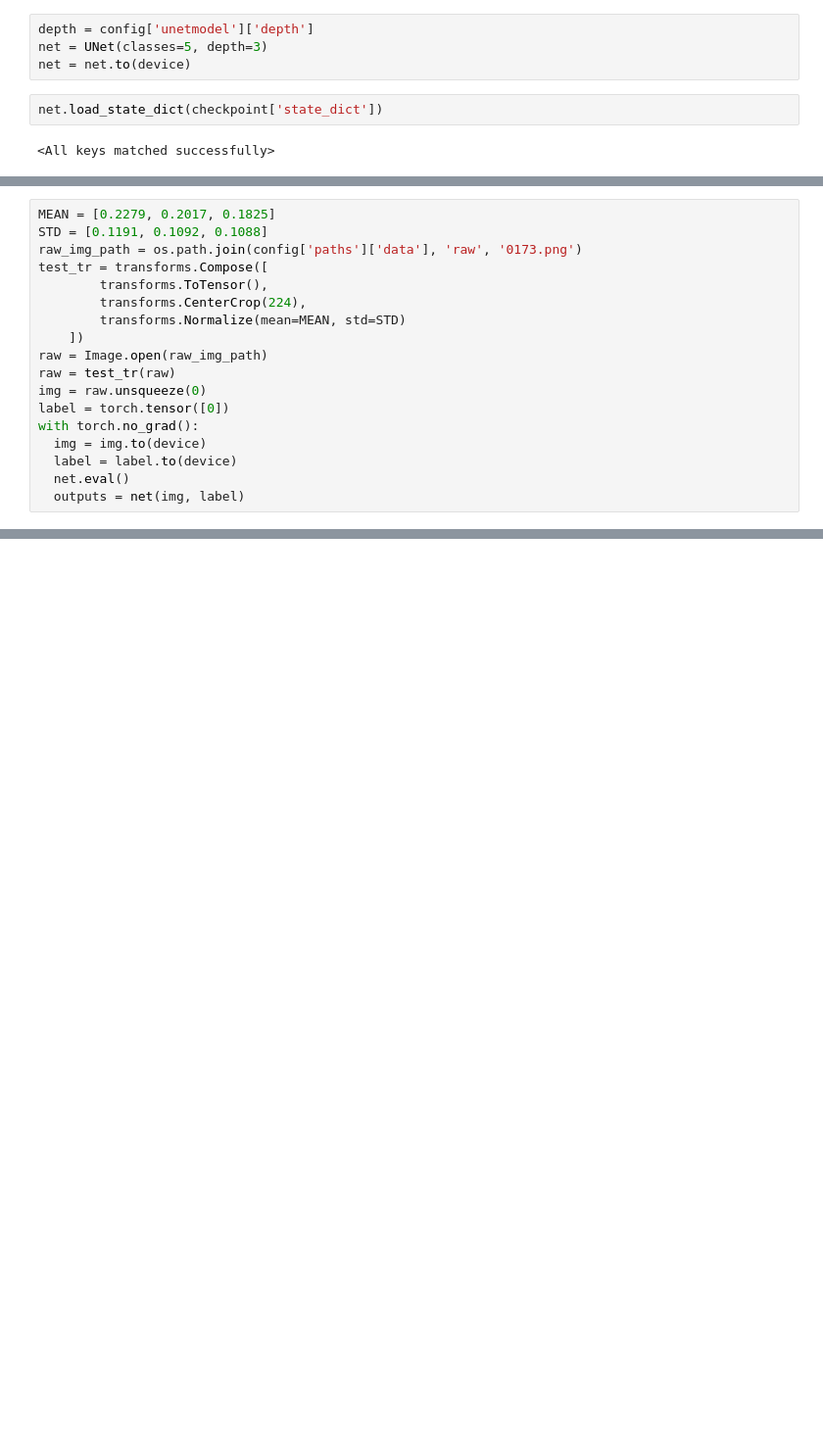
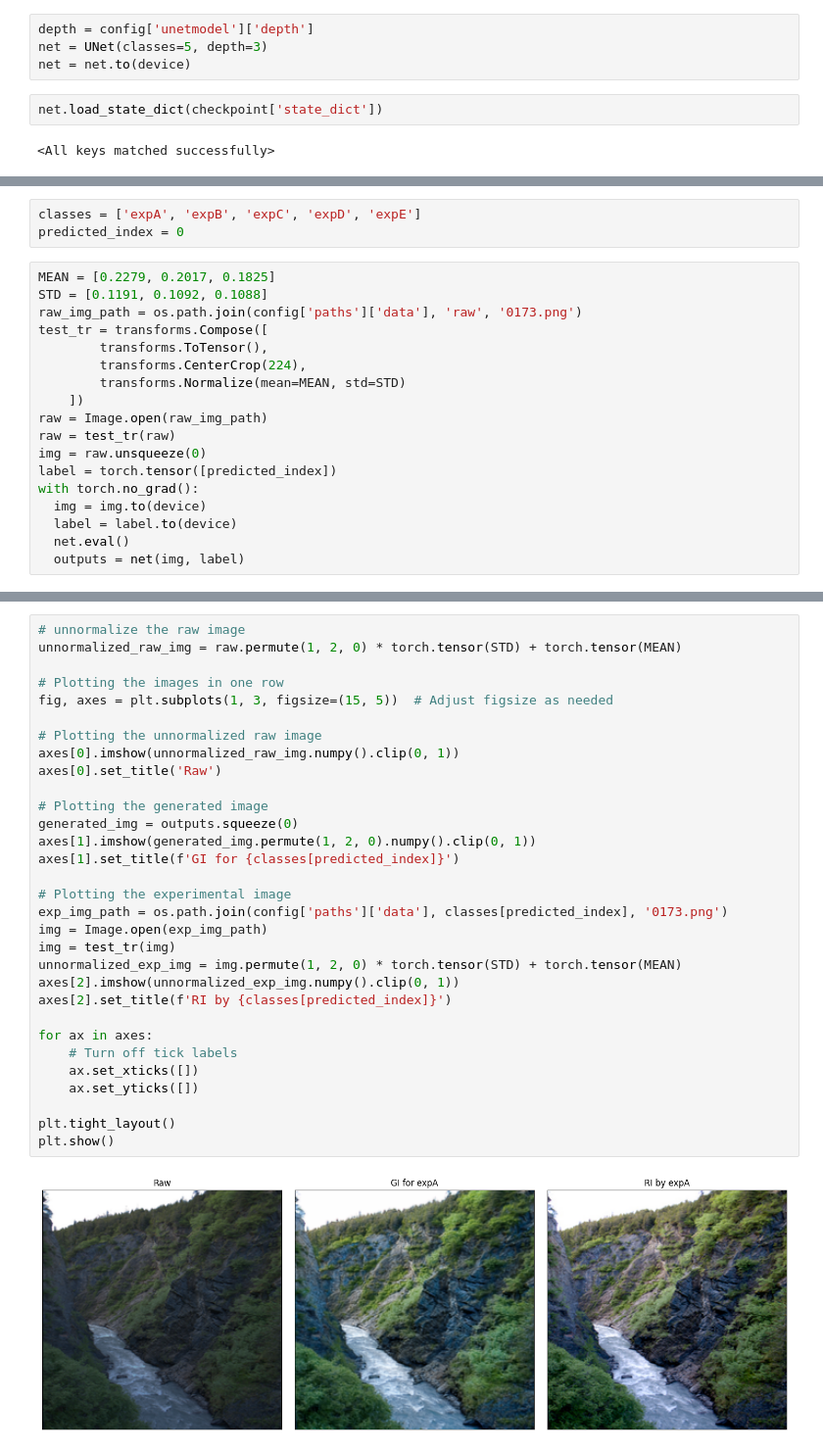
Before and after one commit to mohsin123321/thesis, a Jupyter notebook: pytorch/task 6/encoder_decoder_eval.ipynb, the cells around one changed output, grey strips where cells are left out. Shown at 98% size. Saved outputs shown, nothing was run; the diff lists cells and outputs as text; blank space fills up the shorter version.

```diff
--- a/pytorch/task 6/encoder_decoder_eval.ipynb
+++ b/pytorch/task 6/encoder_decoder_eval.ipynb
@@ -166,3 +166,6 @@ print(checkpoint['epoch'])
+# %%
+classes = ['expA', 'expB', 'expC', 'expD', 'expE']
+predicted_index = 0
 # %%
 MEAN = [0.2279, 0.2017, 0.1825]
 STD = [0.1191, 0.1092, 0.1088]
@@ -175,7 +178,7 @@ test_tr = transforms.Compose([
 raw = Image.open(raw_img_path)
 raw = test_tr(raw)
 img = raw.unsqueeze(0)
-label = torch.tensor([0])
+label = torch.tensor([predicted_index])
 with torch.no_grad():
   img = img.to(device)
   label = label.to(device)
@@ -206 +187,34 @@ plt.imshow(img.permute(1,2,0)* torch.tensor(STD) + torch.tensor(MEAN))
+# %%
+# unnormalize the raw image
+unnormalized_raw_img = raw.permute(1, 2, 0) * torch.tensor(STD) + torch.tensor(MEAN)
+
+# Plotting the images in one row
+fig, axes = plt.subplots(1, 3, figsize=(15, 5))  # Adjust figsize as needed
+
+# Plotting the unnormalized raw image
+axes[0].imshow(unnormalized_raw_img.numpy().clip(0, 1))
+axes[0].set_title('Raw')
+
+# Plotting the generated image
+generated_img = outputs.squeeze(0)
+axes[1].imshow(generated_img.permute(1, 2, 0).numpy().clip(0, 1))
+axes[1].set_title(f'GI for {classes[predicted_index]}')
+
+# Plotting the experimental image
+exp_img_path = os.path.join(config['paths']['data'], classes[predicted_index], '0173.png')
+img = Image.open(exp_img_path)
+img = test_tr(img)
+unnormalized_exp_img = img.permute(1, 2, 0) * torch.tensor(STD) + torch.tensor(MEAN)
+axes[2].imshow(unnormalized_exp_img.numpy().clip(0, 1))
+axes[2].set_title(f'RI by {classes[predicted_index]}')
+
+for ax in axes:
+    # Turn off tick labels
+    ax.set_xticks([])
+    ax.set_yticks([])
+
+plt.tight_layout()
+plt.show()
+# %% [output]
+[figure, added]
 # %%
```
Also changed, not shown: parts of 6 cells of this notebook, 6 other files.
